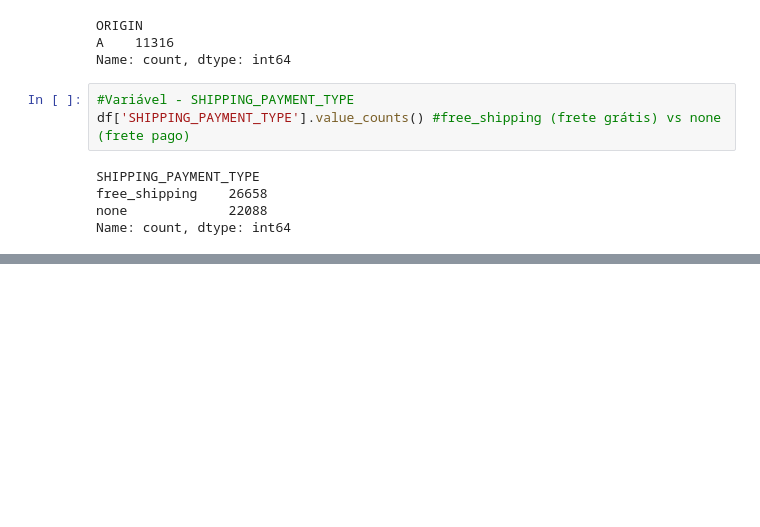
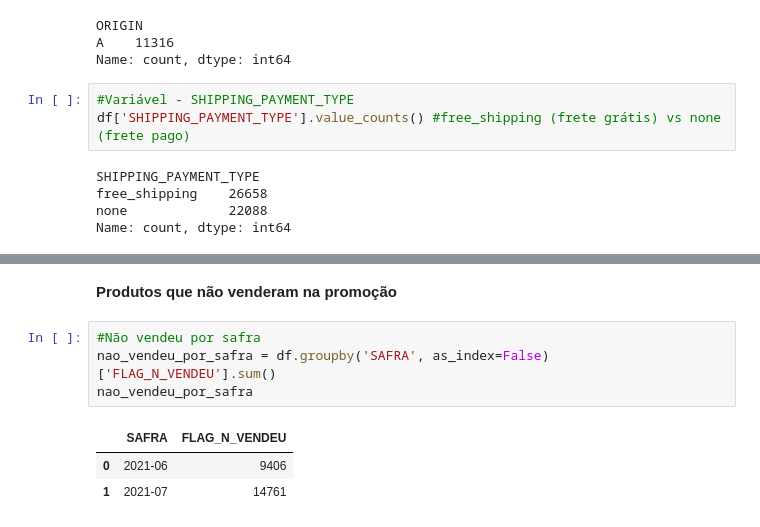
Before and after one commit to santoshenrique2021/case_mercado_livre, a Jupyter notebook: Case_Mercado_Livre.ipynb, the cells around one changed output, grey strips where cells are left out. Cells and saved outputs as stored; diff of their text form; blank space fills up the shorter version.

```diff
--- a/Case_Mercado_Livre.ipynb
+++ b/Case_Mercado_Livre.ipynb
@@ -134,0 +266,10 @@ df['DOMAIN_ID'].value_counts().shape[0] #1266 (muitas classes)
+# %% [markdown]
+**Produtos que não venderam na promoção**
+# %%
+#Não vendeu por safra
+nao_vendeu_por_safra = df.groupby('SAFRA', as_index=False)['FLAG_N_VENDEU'].sum()
+nao_vendeu_por_safra
+# %% [output]
+|  | SAFRA | FLAG_N_VENDEU |
+| 0 | 2021-06 | 9406 |
+| 1 | 2021-07 | 14761 |
```
Also changed, not shown: parts of 36 cells of this notebook.
